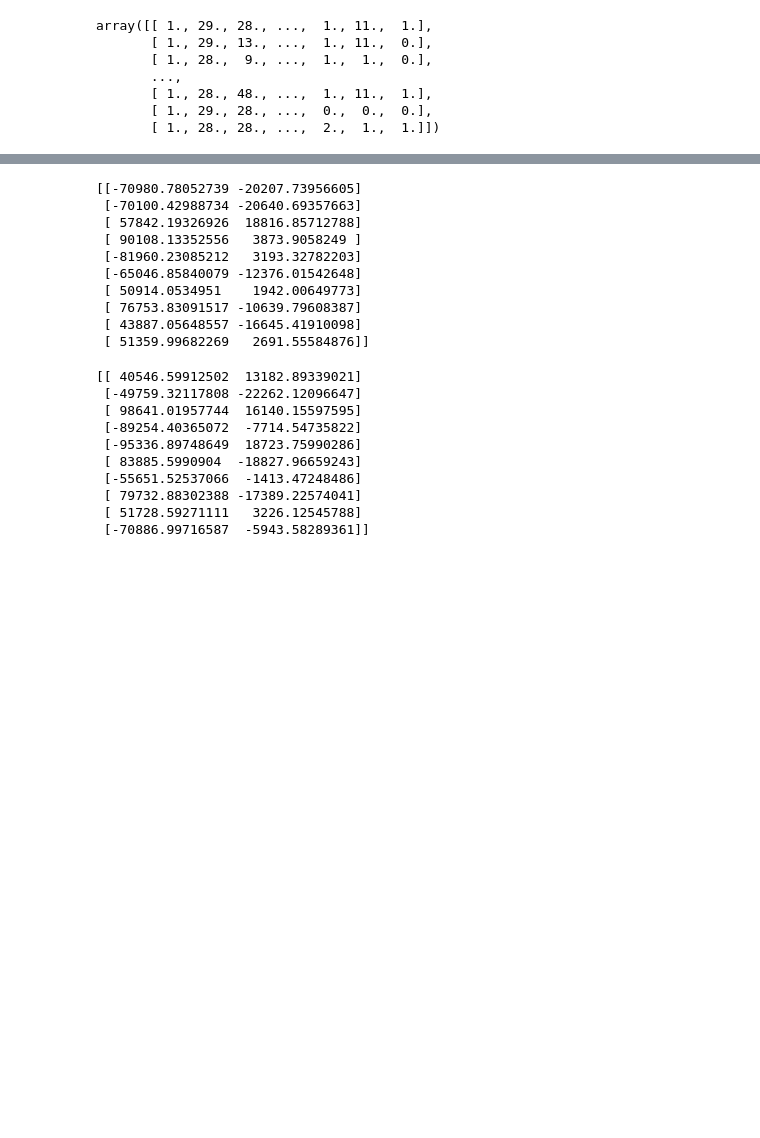
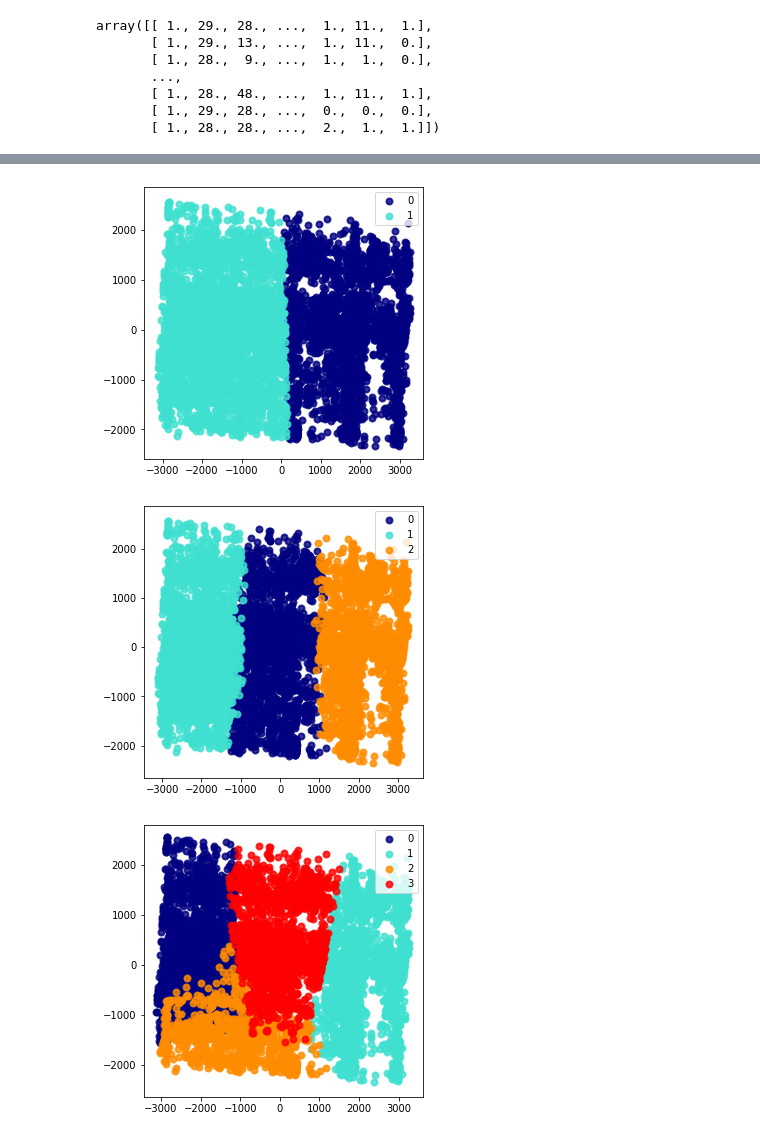
Before and after one commit to nugzar/mics-w207, a Jupyter notebook: w207_project.ipynb, the cells around one changed output, grey strips where cells are left out. Drawn from its saved outputs; the diff is of its cells as text; code cells hidden in the pictures; blank space fills up the shorter version.

```diff
--- a/w207_project.ipynb
+++ b/w207_project.ipynb
@@ -363,26 +347,25 @@ Text(0.5, 1.0, 'Detected data visualization')
-# %%
-print (pca_results[:][train_labels.ravel()==0][:10])
-# %% [output]
-[[-70980.78052739 -20207.73956605]
- [-70100.42988734 -20640.69357663]
- [ 57842.19326926  18816.85712788]
- [ 90108.13352556   3873.9058249 ]
- [-81960.23085212   3193.32782203]
- [-65046.85840079 -12376.01542648]
- [ 50914.0534951    1942.00649773]
- [ 76753.83091517 -10639.79608387]
- [ 43887.05648557 -16645.41910098]
- [ 51359.99682269   2691.55584876]]
-# %%
-print (pca_results[:][train_labels.ravel()==1][:10])
-# %% [output]
-[[ 40546.59912502  13182.89339021]
- [-49759.32117808 -22262.12096647]
- [ 98641.01957744  16140.15597595]
- [-89254.40365072  -7714.54735822]
- [-95336.89748649  18723.75990286]
- [ 83885.5990904  -18827.96659243]
- [-55651.52537066  -1413.47248486]
- [ 79732.88302388 -17389.22574041]
- [ 51728.59271111   3226.12545788]
- [-70886.99716587  -5943.58289361]]
+# %%
+# Apply k-means + PCA + plot
+
+from sklearn.cluster import KMeans
+
+colors = ['navy', 'turquoise', 'darkorange', 'red', 'purple', 'green', 'black']
+
+for k in range(2,8):
+    # Fit the training data to a k-means clustering estimator model
+    kmeans = KMeans(n_clusters=k).fit(train_features_encoded)
+
+    # Retrieve the labels assigned to each training sample
+    kmeans_y = kmeans.labels_
+
+    plt.figure(figsize=(5,5))
+    for color, cat in zip(colors, range(k)):
+        plt.scatter(pca_results[kmeans_y==cat, 0],
+                pca_results[kmeans_y==cat, 1],
+                color=color, alpha=.8, lw=2, label=cat)
+    plt.legend(loc='best', shadow=False, scatterpoints=1)
+    plt.show()
+# %% [output]
+[figure, added]
+[figure, added]
+[figure, added]
```
Also changed, not shown: parts of 17 cells of this notebook.
